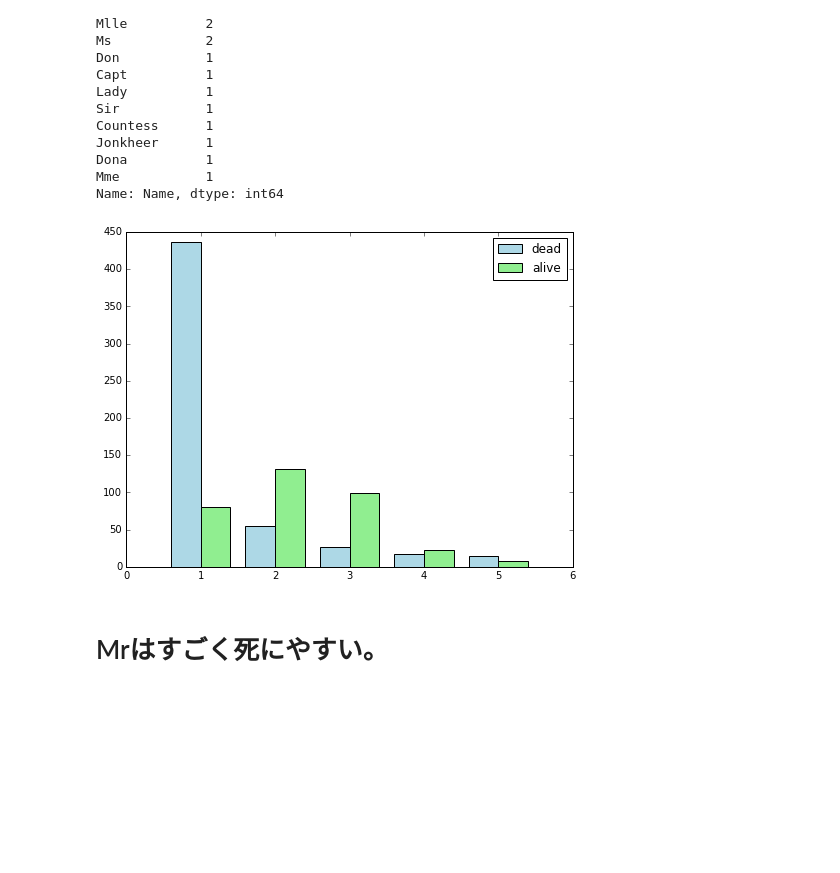
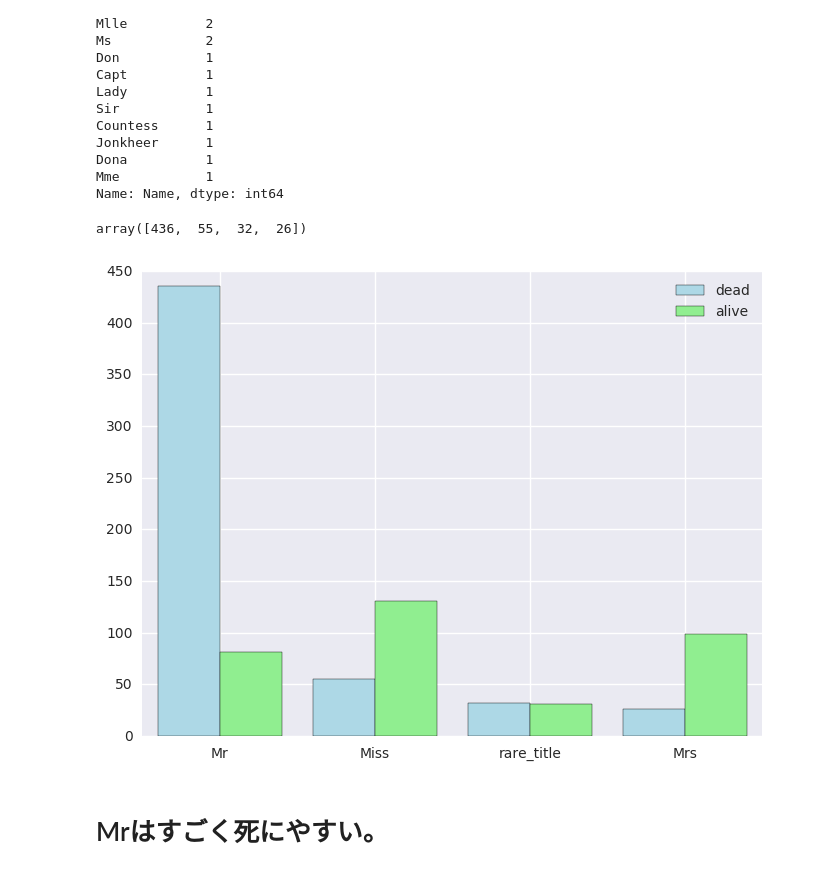
Before and after one commit to kyohei-koga/kaggle, a Jupyter notebook: 01Titanic/08summary.ipynb, the cells around one changed output. Drawn from its saved outputs; the diff is of its cells as text; code cells hidden in the pictures; blank space fills up the shorter version.

```diff
--- a/01Titanic/08summary.ipynb
+++ b/01Titanic/08summary.ipynb
@@ -118,6 +118,6 @@ plt.show()
 - 独身は死にやすい、2人、3人、4人家族は生存者のほうが多い。それ以上も死にやすい
 - single,small,largeに分ける。
 # %%
-all_data[all_data['FamilySize']==1]['FamilySize'] = 1 #single
-all_data[(all_data['FamilySize'] < 5) & (all_data['FamilySize'] > 1)]['FamilySize'] = 2 #small
-all_data[all_data['FamilySize'] > 5]['FamilySize'] = 2 #large
+all_data.loc[all_data['FamilySize']==1,'FamilySize'] = 1 #single
+all_data.loc[(all_data['FamilySize'] < 5) & (all_data['FamilySize'] > 1),'FamilySize'] = 2 #small
+all_data.loc[all_data['FamilySize'] > 4,'FamilySize'] = 3 #large
@@ -174,22 +158,33 @@ Name: Name, dtype: int64
 # %%
 #それぞれの肩書を数値に治す。少ない肩書はその他にまとめる。
 #英語圏以外の肩書も混ざっているので、同じ意味を示す肩書はまとめる。
-title_mapping = {'Mr':1,'Miss':2,'Mrs':3,'Master':4,'Dr':5,'Rev':5,'Col':5,'Major':5,'Mlle':2,'Countess':5,
-                 'Ms':2,'Lady':5,'Jonkheer':5,'Don':5,'Mme':2,'Capt':5,'Sir':5,'Dona':5}
+title_mapping = {'Mr':'Mr','Miss':'Miss','Mrs':'Mrs','Master':'rare_title','Dr':'rare_title',
+                 'Rev':'rare_title','Col':'rare_title','Major':'rare_title','Mlle':'Miss','Countess':'rare_title',
+                 'Ms':'Miss','Lady':'rare_title','Jonkheer':'rare_title','Don':'rare_title','Mme':'Miss',
+                 'Capt':'rare_title','Sir':'rare_title','Dona':'rare_title'}
 titles = titles.map(title_mapping)
 all_data['Title'] = titles
+# %%
+#肩書は名義特徴量なのでダミー変数を使う
+titles_dummy = pd.get_dummies(all_data['Title'],prefix='Title')
+all_data = pd.concat([all_data,titles_dummy],axis=1)
+# %%
+crosstab_title[0.0].values
+# %% [output]
+array([436,  55,  32,  26])
 # %%
+#肩書は生死に関係する？
+crosstab_title = pd.crosstab(all_data['Title'],all_data['Survived']).sort_values(0.0,ascending=False)
+import numpy as np
 plt.figure(figsize=(8,6))
-data_alive = all_data[all_data['Survived']==1]
-data_dead = all_data[all_data['Survived']==0]
-plt.bar(data_dead['Title'].value_counts().index-0.2,data_dead['Title'].value_counts().values,
-       align='center',label='dead',width=0.4,color='lightblue')
-plt.bar(data_alive['Title'].value_counts().index+0.2,data_alive['Title'].value_counts().values,
-       align='center',label='alive',width=0.4,color='lightgreen')
+ax = np.arange(1,5,1)
+plt.bar(ax-0.2,crosstab_title[0.0].values,align='center',label='dead',width=0.4,color='lightblue')
+plt.bar(ax+0.2,crosstab_title[1.0].values,align='center',label='alive',width=0.4,color='lightgreen')
 plt.legend(loc='upper right')
+plt.xticks(ax,crosstab_title.index)
 plt.show()
 # %% [output]
-[figure, old version]
+[figure, new version]
 # %% [markdown]
 # Mrはすごく死にやすい。
 # %% [markdown]
```
Also changed, not shown: parts of 30 cells of this notebook, 1 other file.
